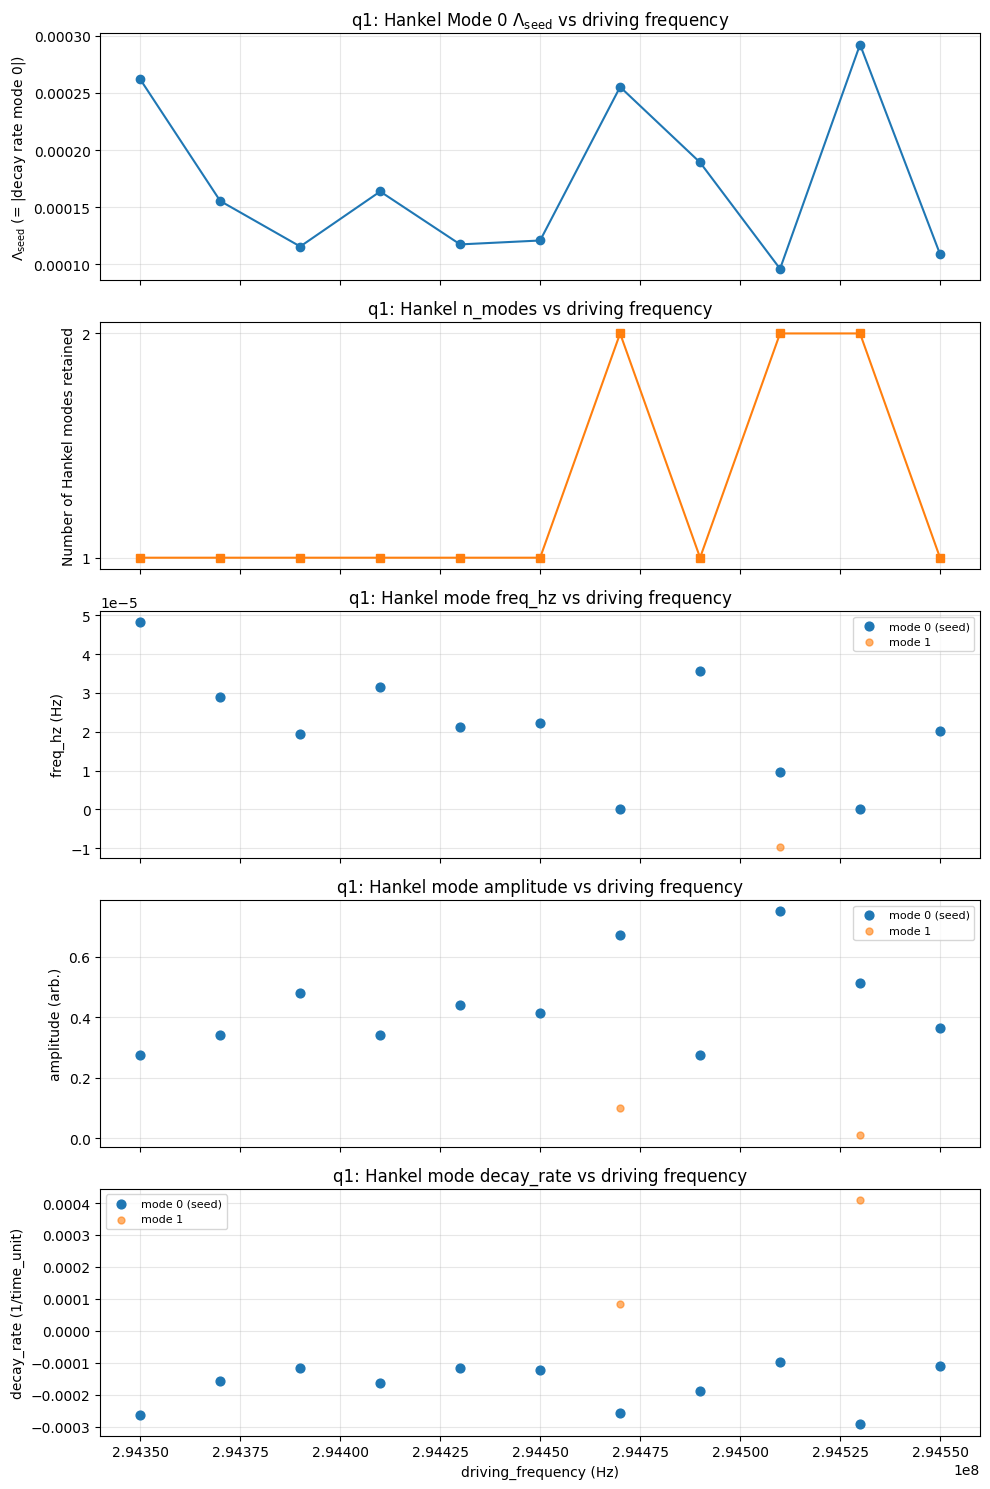
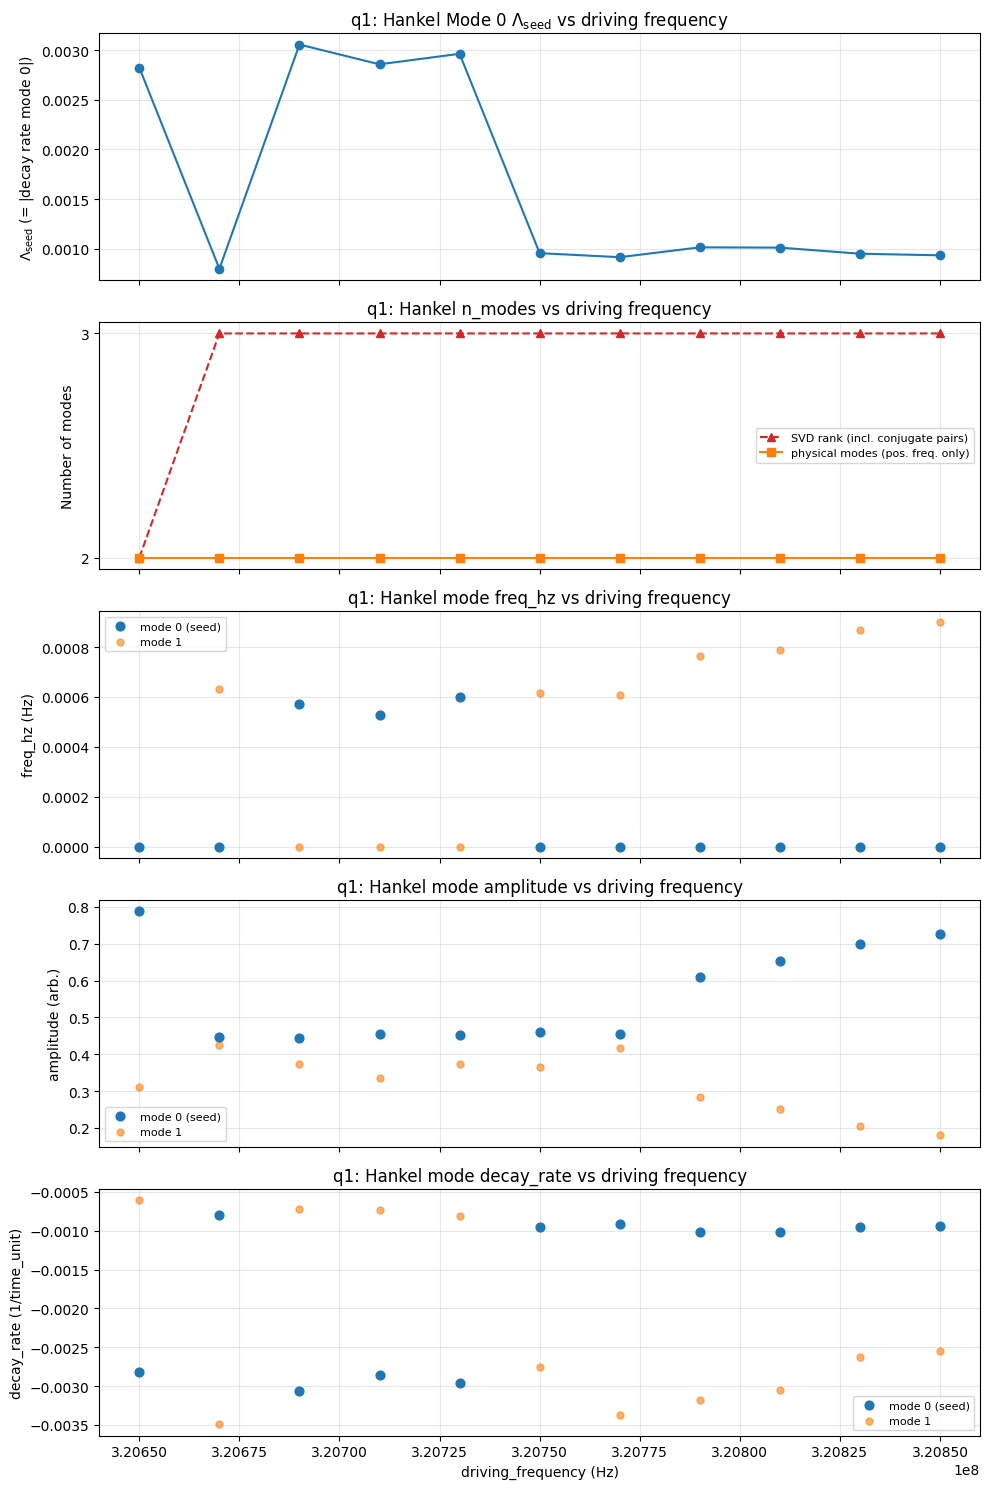
The change to this notebook cell's code, shown as a diff; its figure went from the first image to the second:
--- before
+++ after
@@ -13,4 +13,5 @@
     )
     n_modes_arr = np.array([d["n_modes"] for _, d in items_h], dtype=int)
+    n_modes_svd_arr = np.array([d.get("n_modes_svd", d["n_modes"]) for _, d in items_h], dtype=int)
 
     # Collect per-mode-index data: mode_data[k] = {"drive_f": [], "freq_hz": [], "decay": [], "amplitude": []}
@@ -33,8 +34,10 @@
     axes[0].grid(True, alpha=0.3)
 
-    axes[1].plot(freqs_h, n_modes_arr, "s-", color="C1")
-    axes[1].set_ylabel("Number of Hankel modes retained")
+    axes[1].plot(freqs_h, n_modes_svd_arr, "^--", color="C3", label="SVD rank (incl. conjugate pairs)")
+    axes[1].plot(freqs_h, n_modes_arr, "s-", color="C1", label="physical modes (pos. freq. only)")
+    axes[1].set_ylabel("Number of modes")
     axes[1].set_title(rf"{qname}: Hankel n_modes vs driving frequency")
     axes[1].yaxis.get_major_locator().set_params(integer=True)
+    axes[1].legend(fontsize=8)
     axes[1].grid(True, alpha=0.3)
 

Commit: Update